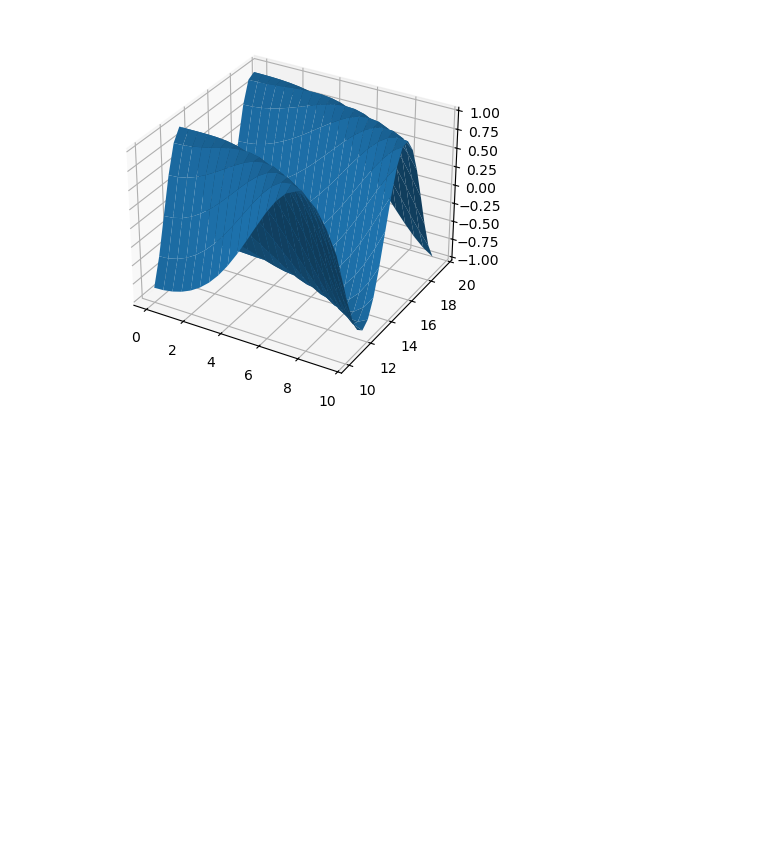
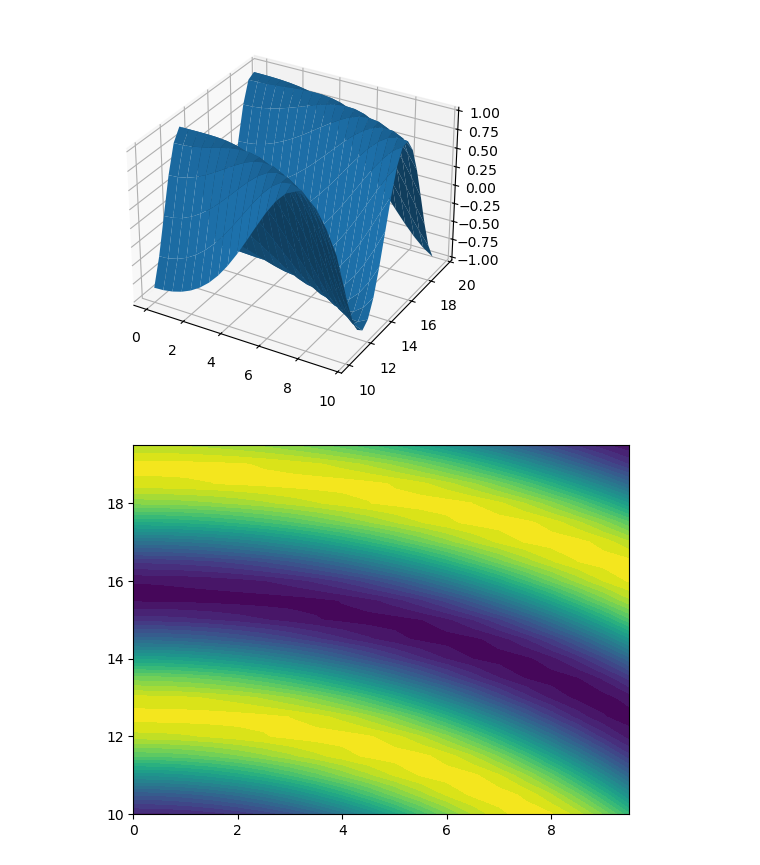
Before and after one commit to Pawan-Adhikari/Data-Science-Lab, a Jupyter notebook: 1_Numpy_Pandas_Matplotlib.ipynb, the cells around one changed output. Drawn from its saved outputs; the diff is of its cells as text; code cells hidden in the pictures; blank space fills up the shorter version.

```diff
--- a/1_Numpy_Pandas_Matplotlib.ipynb
+++ b/1_Numpy_Pandas_Matplotlib.ipynb
@@ -236,5 +236,20 @@ ax.plot_surface(X, Y, Z)
 plt.show()
 # %% [output]
 [figure]
+# %%
+import numpy as np
+from matplotlib import pyplot as plt
+
+X = np.arange(0,10,0.5)
+Y = np.arange(10,20,0.5)
+X,Y = np.meshgrid(X,Y)
+Z = np.cos(np.sqrt(X**2 + Y**2))
+levels = np.linspace(Z.min(), Z.max(), 7)
+
+fig, ax = plt.subplots()
+ax.contourf(X, Y, Z, levels = 25, cmap = 'viridis')
+plt.show()
+# %% [output]
+[figure, added]
 # %% [markdown]
 Basic plots:
```
